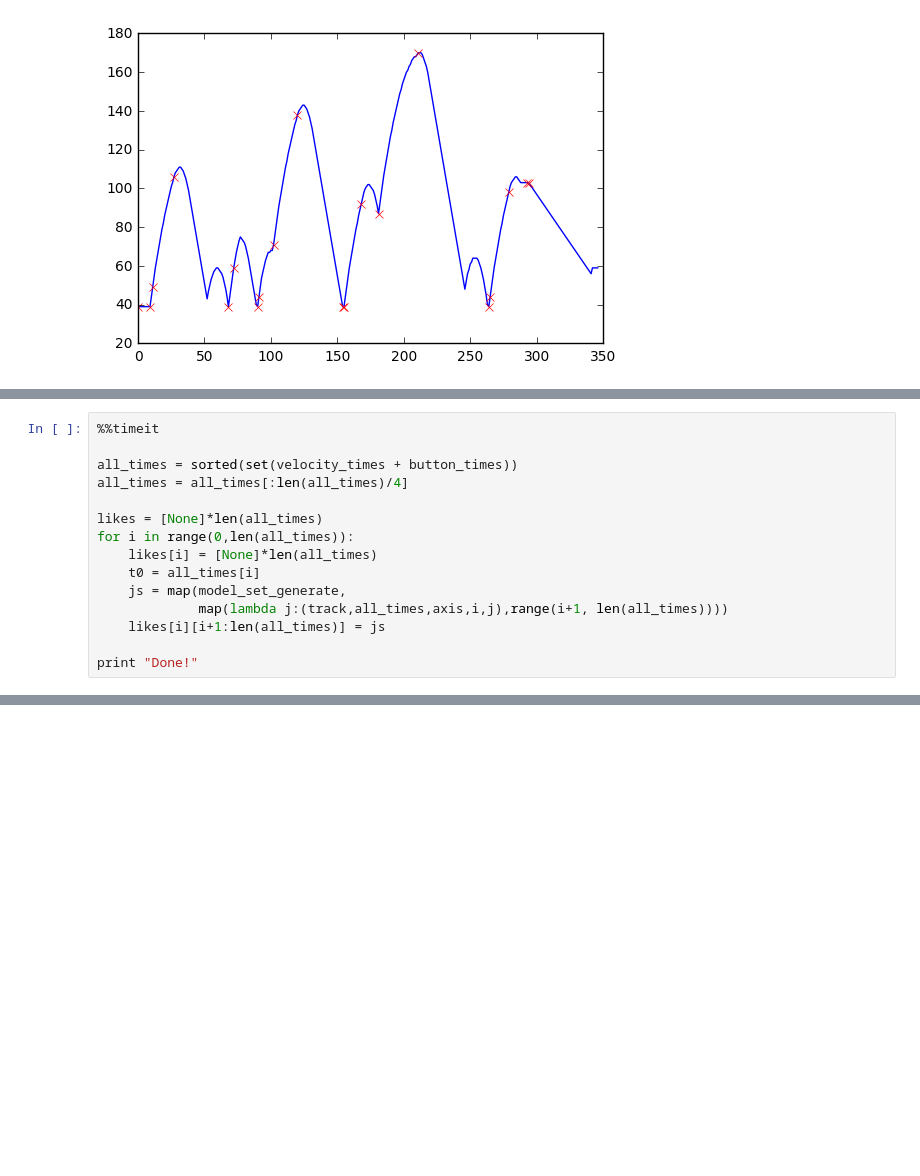
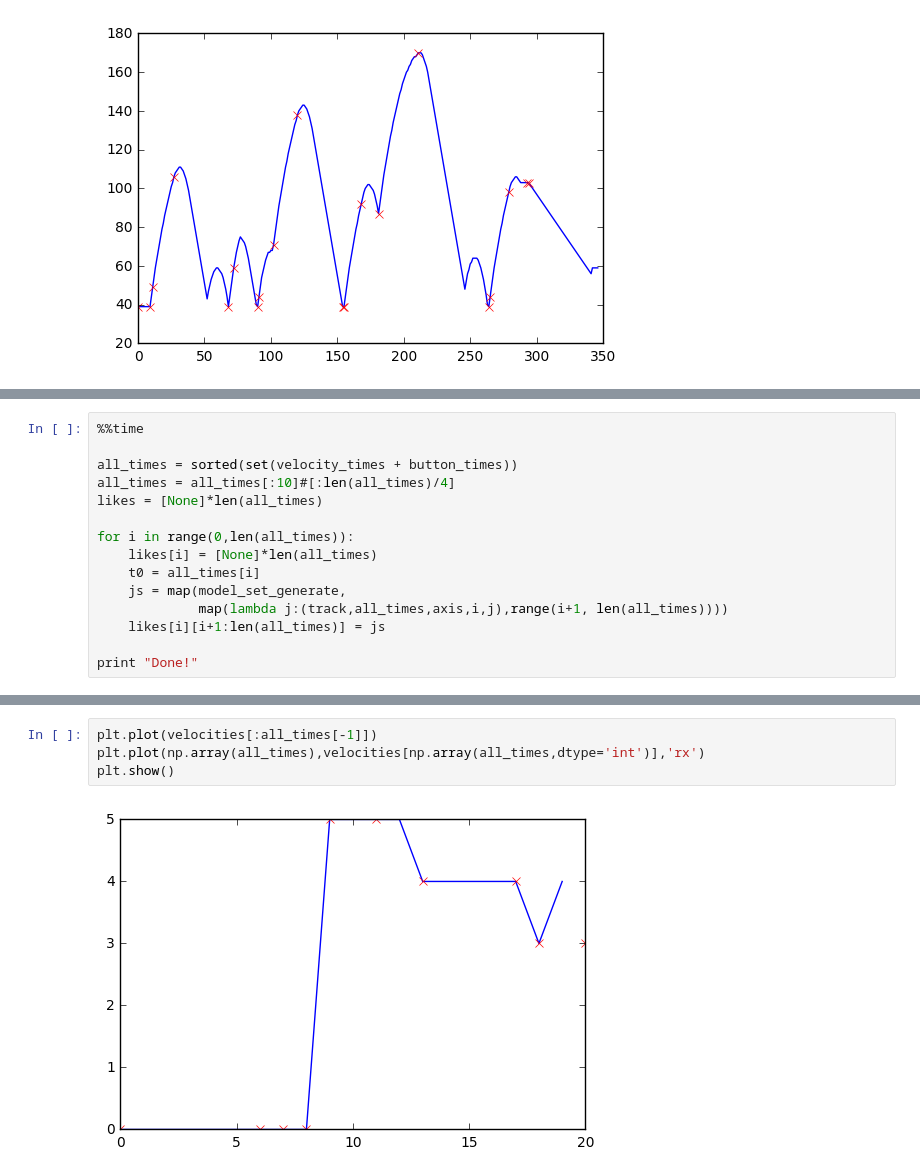
Before and after one commit to JoeOsborn/mechlearn, a Jupyter notebook: mechlearn/Segmentation.ipynb, the cells around one changed output, grey strips where cells are left out. Cells and saved outputs as stored; diff of their text form; blank space fills up the shorter version.

```diff
--- a/mechlearn/Segmentation.ipynb
+++ b/mechlearn/Segmentation.ipynb
@@ -268,10 +292,10 @@ def model_set_generate(data):
 # %%
-%%timeit
+%%time
 
 all_times = sorted(set(velocity_times + button_times))
-all_times = all_times[:len(all_times)/4]
+all_times = all_times[:10]#[:len(all_times)/4]
+likes = [None]*len(all_times)
 
-likes = [None]*len(all_times)
 for i in range(0,len(all_times)):
     likes[i] = [None]*len(all_times)
     t0 = all_times[i]
@@ -288 +352,7 @@ Applied log-transform to y_err and added transformed y_err_log_ to model.
+# %%
+plt.plot(velocities[:all_times[-1]])
+plt.plot(np.array(all_times),velocities[np.array(all_times,dtype='int')],'rx')
+plt.show()
+# %% [output]
+[figure, added]
 # %%
```
Also changed, not shown: parts of 15 cells of this notebook.
